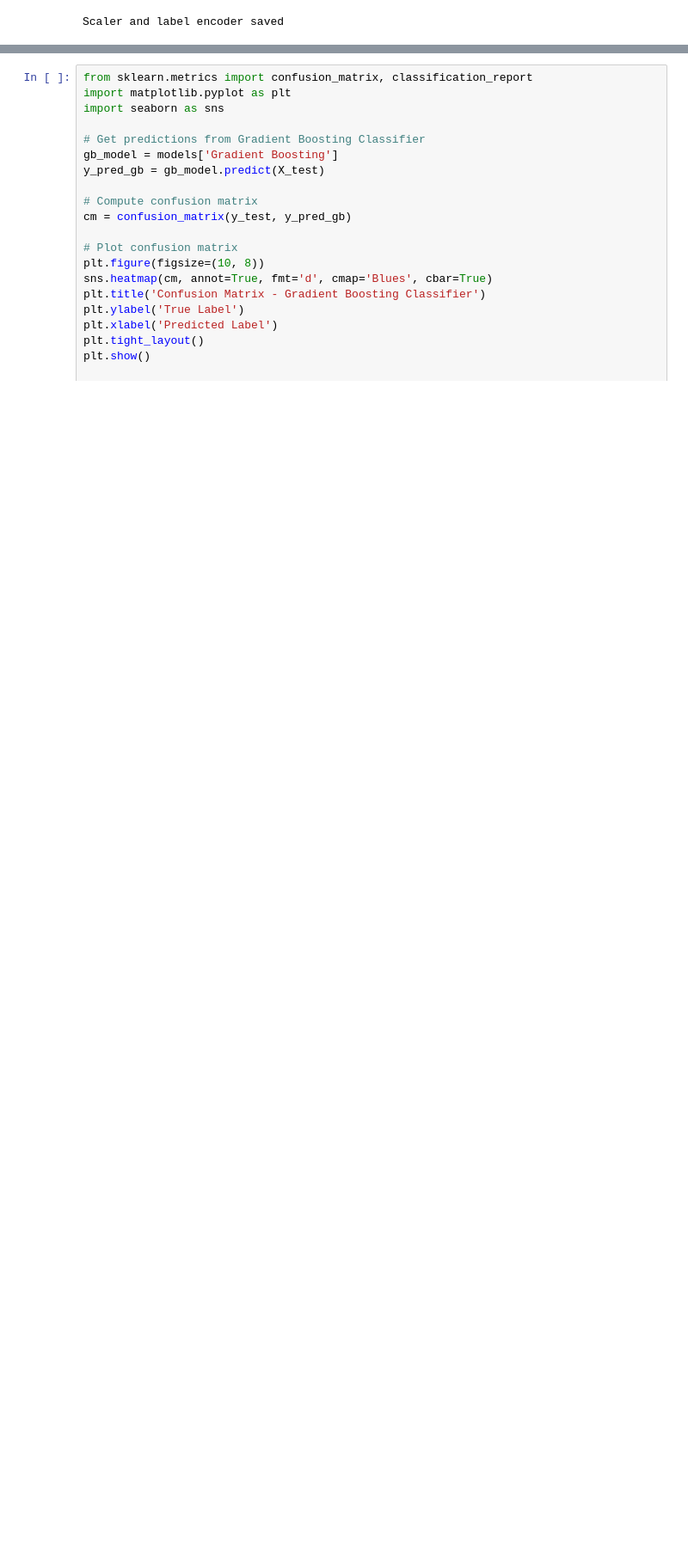
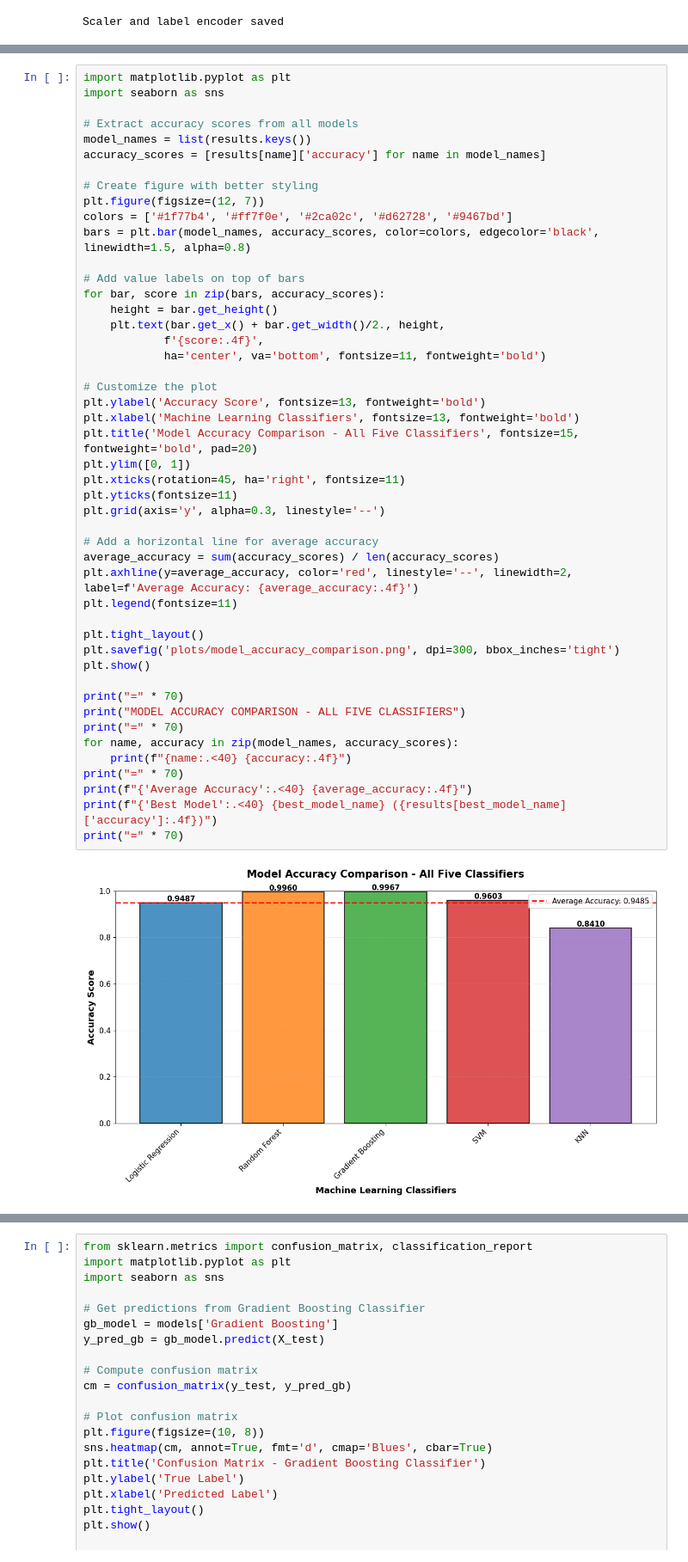
Before and after one commit to AnshuPramanik/Student-performance-prediction, a Jupyter notebook: student_performance_ml.ipynb, the cells around one changed output, grey strips where cells are left out. Shown at 86% size. Drawn from its saved outputs; the diff is of its cells as text; blank space fills up the shorter version.

```diff
--- a/student_performance_ml.ipynb
+++ b/student_performance_ml.ipynb
@@ -330,0 +331,49 @@ Scaler and label encoder saved
+# %%
+import matplotlib.pyplot as plt
+import seaborn as sns
+
+# Extract accuracy scores from all models
+model_names = list(results.keys())
+accuracy_scores = [results[name]['accuracy'] for name in model_names]
+
+# Create figure with better styling
+plt.figure(figsize=(12, 7))
+colors = ['#1f77b4', '#ff7f0e', '#2ca02c', '#d62728', '#9467bd']
+bars = plt.bar(model_names, accuracy_scores, color=colors, edgecolor='black', linewidth=1.5, alpha=0.8)
+
+# Add value labels on top of bars
+for bar, score in zip(bars, accuracy_scores):
+    height = bar.get_height()
+    plt.text(bar.get_x() + bar.get_width()/2., height,
+            f'{score:.4f}',
+            ha='center', va='bottom', fontsize=11, fontweight='bold')
+
+# Customize the plot
+plt.ylabel('Accuracy Score', fontsize=13, fontweight='bold')
+plt.xlabel('Machine Learning Classifiers', fontsize=13, fontweight='bold')
+plt.title('Model Accuracy Comparison - All Five Classifiers', fontsize=15, fontweight='bold', pad=20)
+plt.ylim([0, 1])
+plt.xticks(rotation=45, ha='right', fontsize=11)
+plt.yticks(fontsize=11)
+plt.grid(axis='y', alpha=0.3, linestyle='--')
+
+# Add a horizontal line for average accuracy
+average_accuracy = sum(accuracy_scores) / len(accuracy_scores)
+plt.axhline(y=average_accuracy, color='red', linestyle='--', linewidth=2, label=f'Average Accuracy: {average_accuracy:.4f}')
+plt.legend(fontsize=11)
+
+plt.tight_layout()
+plt.savefig('plots/model_accuracy_comparison.png', dpi=300, bbox_inches='tight')
+plt.show()
+
+print("=" * 70)
+print("MODEL ACCURACY COMPARISON - ALL FIVE CLASSIFIERS")
+print("=" * 70)
+for name, accuracy in zip(model_names, accuracy_scores):
+    print(f"{name:.<40} {accuracy:.4f}")
+print("=" * 70)
+print(f"{'Average Accuracy':.<40} {average_accuracy:.4f}")
+print(f"{'Best Model':.<40} {best_model_name} ({results[best_model_name]['accuracy']:.4f})")
+print("=" * 70)
+# %% [output]
+[figure, added]
```
Also changed, not shown: parts of 7 cells of this notebook.
